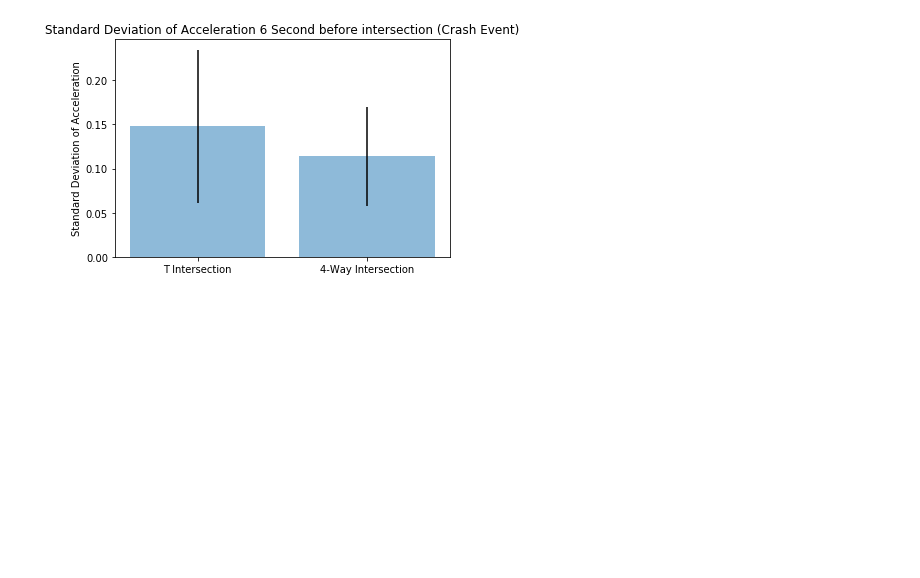
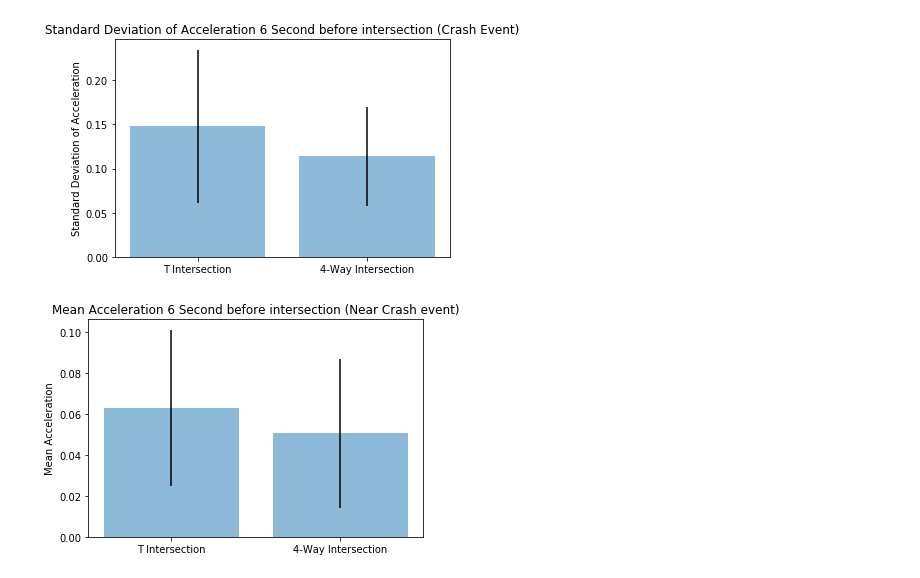
Before and after one commit to imraviagrawal/SHPR2video_git, a Jupyter notebook: Descriptive statistics.ipynb, the cells around one changed output. Drawn from its saved outputs; the diff is of its cells as text; code cells hidden in the pictures; blank space fills up the shorter version.

```diff
--- a/Descriptive statistics.ipynb
+++ b/Descriptive statistics.ipynb
@@ -6,7 +6,7 @@ import numpy as np
 # Loading the data
 
 leftTurn = pd.read_excel("leftturn_new.xlsx")
-data = leftTurn.drop(["File_id","time_of_entering","time_of_exiting","precipitatingEvent","preIncidentManeuver", "maneuverJudgment", "incomplete_video", "vehicle_movement"], axis = 1)
+data = leftTurn.drop(["time_of_entering","time_of_exiting","precipitatingEvent","preIncidentManeuver", "maneuverJudgment", "incomplete_video", "vehicle_movement"], axis = 1)
 # %%
 # Cleaning the data
 
@@ -42,6 +42,10 @@ data.crashStatus[data.crashStatus=='Near-Crash'] = 1
 data.crashStatus[data.crashStatus=='Balanced-Sample Baseline'] = 0
 data.crashStatus[(data.crashStatus!=0) & (data.crashStatus!=1)] = 2
 
+# Age to young and old
+data.age[data.age >= 65] = "Old"
+data.age[data.age != "Old"] = "Young"
+
 # Filling Qualtrics Varible with 1
 filledData = data.fillna(1)
 # %% [output]
@@ -175,3 +193,15 @@ plotFunction(["T Intersection", "4-Way Intersection"], intTypeMean.tolist(),
              intTypeStd.tolist(), "Standard Deviation of Acceleration", "Standard Deviation of Acceleration 6 Second before intersection (Crash Event)")
 # %% [output]
 [figure]
+# %%
+# Selecting the data for the intersection type T and 4-way for near crash event
+# and ploting the mean and mean acceleration 6 second before the intersection
+
+intTypeMean = filledData[((filledData.intersection_type == 1.) | (filledData.intersection_type == 2.)) & (filledData.crashStatus==1)].groupby(["intersection_type"])[['6_Avg_Acceleration']].mean()["6_Avg_Acceleration"]
+intTypeStd = filledData[((filledData.intersection_type == 1.) | (filledData.intersection_type == 2.)) & (filledData.crashStatus==1)].groupby(["intersection_type"])[['6_Avg_Acceleration']].std()["6_Avg_Acceleration"]
+
+
+plotFunction(["T Intersection", "4-Way Intersection"], intTypeMean.tolist(),
+             intTypeStd.tolist(), "Mean Acceleration", "Mean Acceleration 6 Second before intersection (Near Crash event)")
+# %% [output]
+[figure, added]
```
Also changed, not shown: parts of 11 cells of this notebook.
